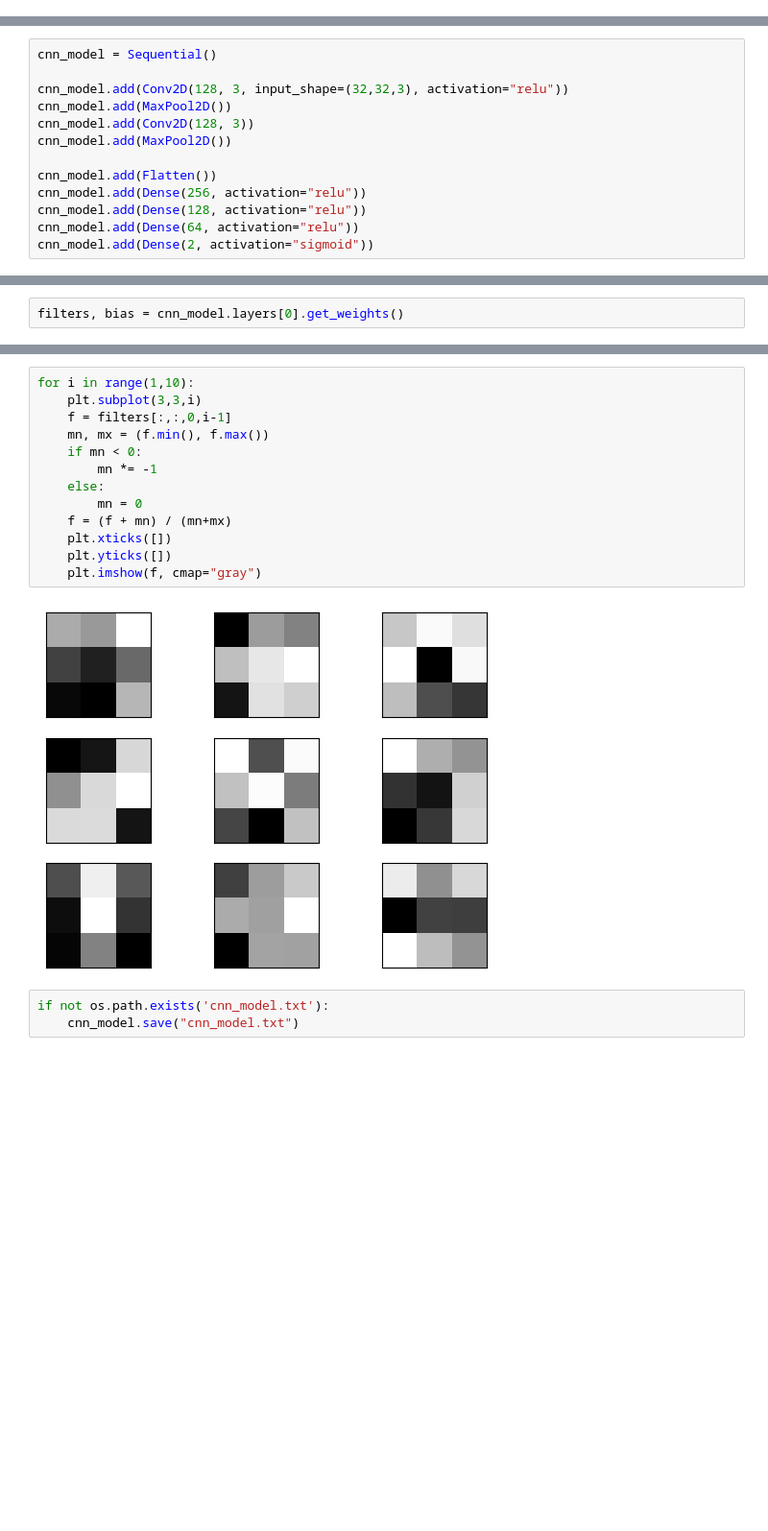
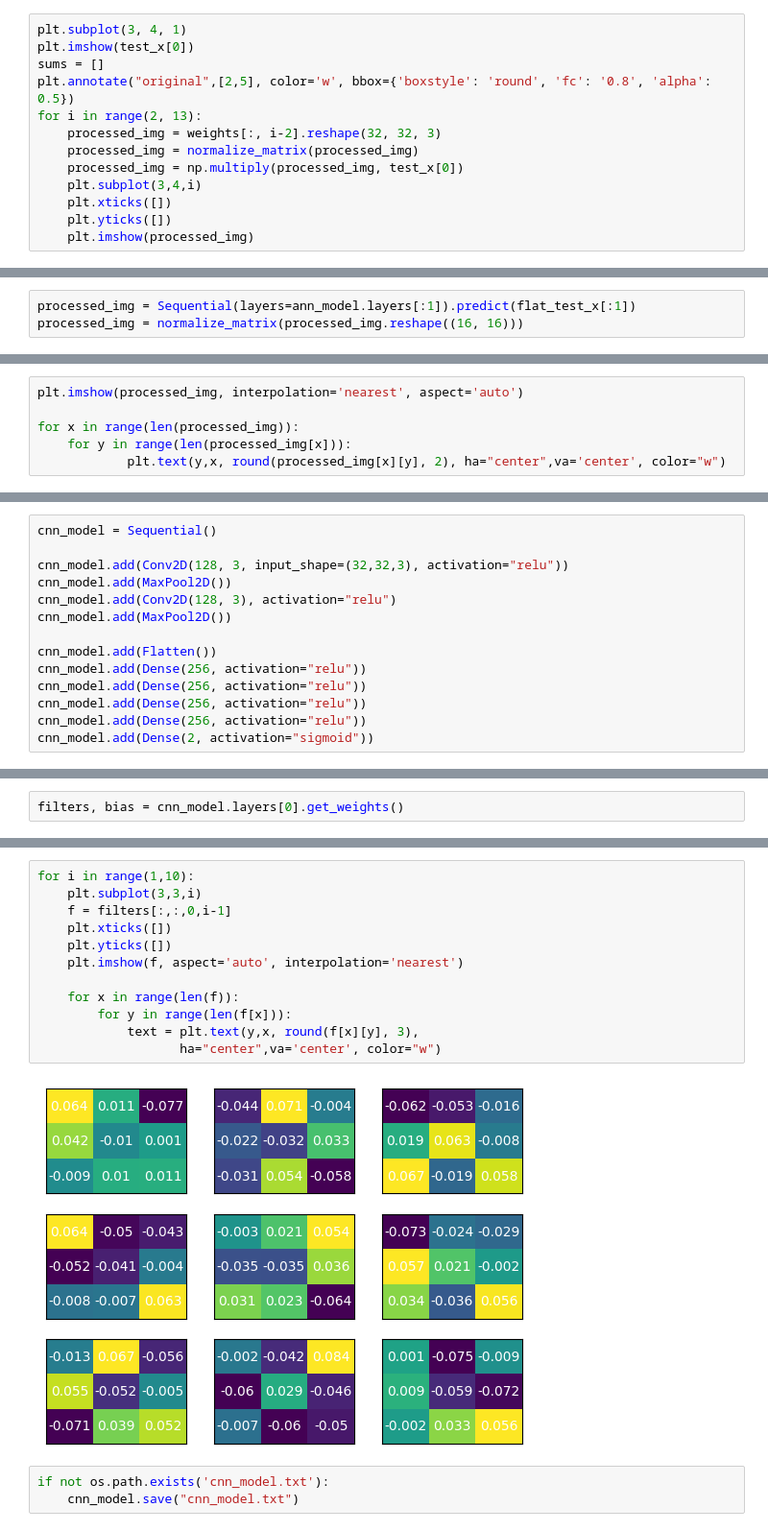
Before and after one commit to fagner02/RealFakeClassification, a Jupyter notebook: project.ipynb, the cells around one changed output, grey strips where cells are left out. Shown: that part at 96% size. Saved outputs shown, nothing was run; the diff lists cells and outputs as text; blank space fills up the shorter version.

```diff
--- a/project.ipynb
+++ b/project.ipynb
@@ -271,0 +425,13 @@ if not os.path.exists('ann_model.txt'):
+# %%
+plt.subplot(3, 4, 1)
+plt.imshow(test_x[0])
+sums = []
+plt.annotate("original",[2,5], color='w', bbox={'boxstyle': 'round', 'fc': '0.8', 'alpha': 0.5})
+for i in range(2, 13):
+    processed_img = weights[:, i-2].reshape(32, 32, 3)
+    processed_img = normalize_matrix(processed_img)
+    processed_img = np.multiply(processed_img, test_x[0])
+    plt.subplot(3,4,i)
+    plt.xticks([])
+    plt.yticks([])
+    plt.imshow(processed_img)
@@ -271,0 +440,3 @@ if not os.path.exists('ann_model.txt'):
+# %%
+processed_img = Sequential(layers=ann_model.layers[:1]).predict(flat_test_x[:1])
+processed_img = normalize_matrix(processed_img.reshape((16, 16)))
@@ -271,0 +445,6 @@ if not os.path.exists('ann_model.txt'):
+# %%
+plt.imshow(processed_img, interpolation='nearest', aspect='auto')
+
+for x in range(len(processed_img)):
+    for y in range(len(processed_img[x])):
+            plt.text(y,x, round(processed_img[x][y], 2), ha="center",va='center', color="w")
@@ -274,13 +455,14 @@ cnn_model = Sequential()
 
 cnn_model.add(Conv2D(128, 3, input_shape=(32,32,3), activation="relu"))
 cnn_model.add(MaxPool2D())
-cnn_model.add(Conv2D(128, 3))
+cnn_model.add(Conv2D(128, 3), activation="relu")
 cnn_model.add(MaxPool2D())
 
 cnn_model.add(Flatten())
 cnn_model.add(Dense(256, activation="relu"))
-cnn_model.add(Dense(128, activation="relu"))
-cnn_model.add(Dense(64, activation="relu"))
+cnn_model.add(Dense(256, activation="relu"))
+cnn_model.add(Dense(256, activation="relu"))
+cnn_model.add(Dense(256, activation="relu"))
 cnn_model.add(Dense(2, activation="sigmoid"))
 # %%
 cnn_model.compile(optimizer=Adamax(), loss=SparseCategoricalCrossentropy(), metrics=["accuracy"])
@@ -336,18 +490,17 @@ np.shape(np.flip(filters[:,:,0,0:4]))
 # %%
 for i in range(1,10):
     plt.subplot(3,3,i)
     f = filters[:,:,0,i-1]
-    mn, mx = (f.min(), f.max())
-    if mn < 0:
-        mn *= -1
-    else:
-        mn = 0
-    f = (f + mn) / (mn+mx)
     plt.xticks([])
     plt.yticks([])
-    plt.imshow(f, cmap="gray")
+    plt.imshow(f, aspect='auto', interpolation='nearest')
+
+    for x in range(len(f)):
+        for y in range(len(f[x])):
+            text = plt.text(y,x, round(f[x][y], 3),
+                   ha="center",va='center', color="w")
 # %% [output]
-[figure, old version]
+[figure, new version]
 # %%
 if not os.path.exists('cnn_model.txt'):
     cnn_model.save("cnn_model.txt")
```
Also changed, not shown: parts of 53 cells of this notebook, 8 other files.
